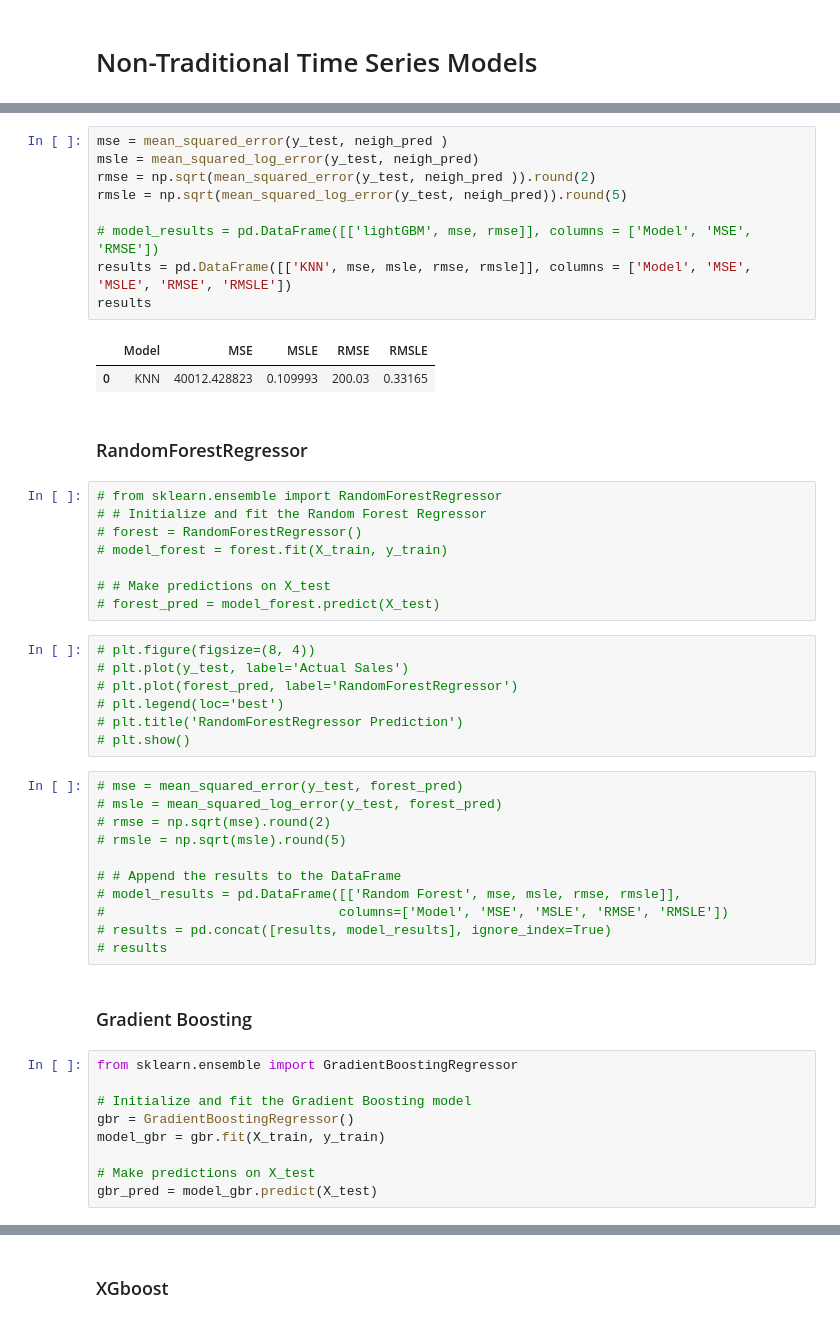
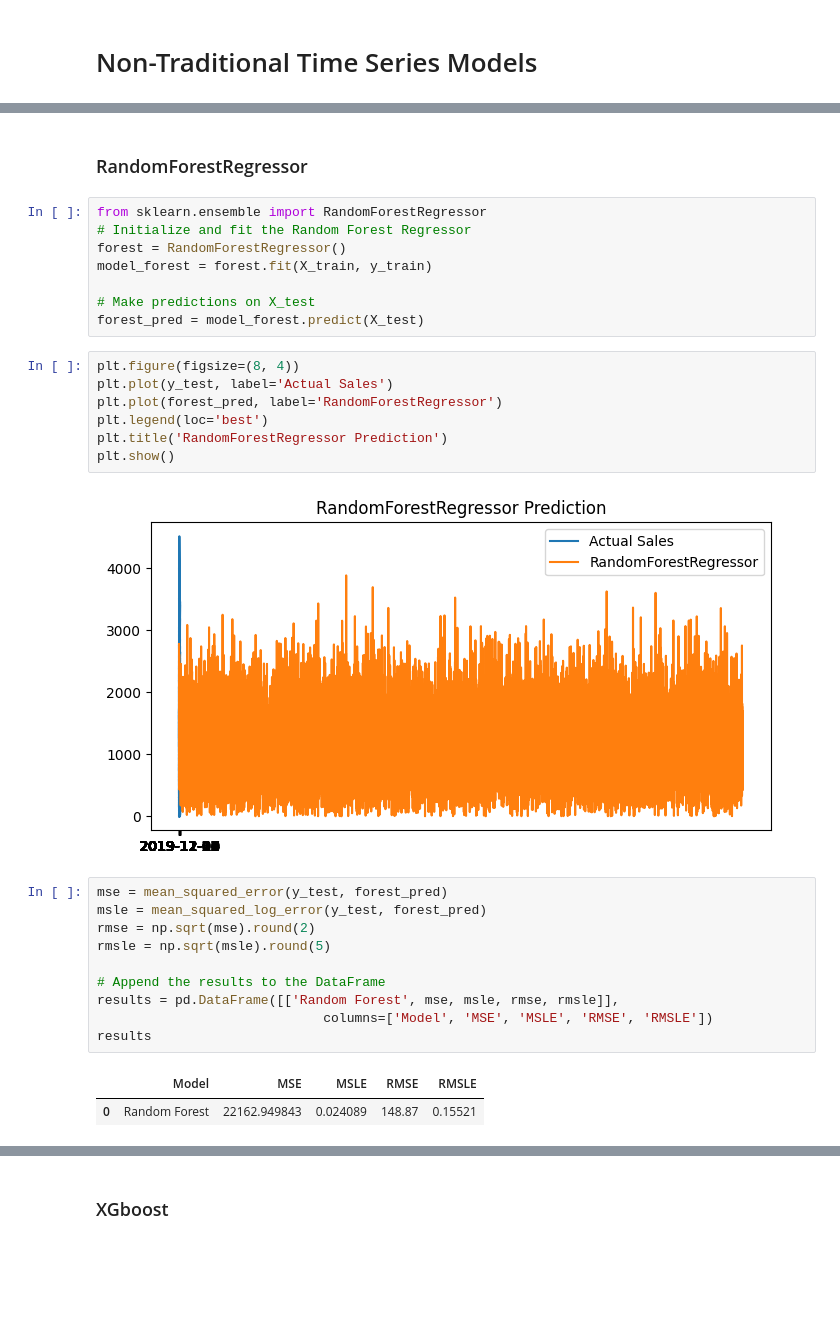
Before and after one commit to ikoghoemmanuell/Yassir-ETA-Prediction, a Jupyter notebook: yassir eta prediction/dev/notebooks/machine learning.ipynb, the cells around one changed output, grey strips where cells are left out. Drawn from its saved outputs; the diff is of its cells as text; blank space fills up the shorter version.

```diff
--- a/yassir eta prediction/dev/notebooks/machine learning.ipynb
+++ b/yassir eta prediction/dev/notebooks/machine learning.ipynb
@@ -511,51 +395,32 @@ plt.show()
-# %%
-mse = mean_squared_error(y_test, neigh_pred )
-msle = mean_squared_log_error(y_test, neigh_pred)
-rmse = np.sqrt(mean_squared_error(y_test, neigh_pred )).round(2)
-rmsle = np.sqrt(mean_squared_log_error(y_test, neigh_pred)).round(5)
-
-# model_results = pd.DataFrame([['lightGBM', mse, rmse]], columns = ['Model', 'MSE', 'RMSE'])
-results = pd.DataFrame([['KNN', mse, msle, rmse, rmsle]], columns = ['Model', 'MSE', 'MSLE', 'RMSE', 'RMSLE'])
-results
-# %% [output]
-|  | Model | MSE | MSLE | RMSE | RMSLE |
-| 0 | KNN | 40012.428823 | 0.109993 | 200.03 | 0.33165 |
 # %% [markdown]
 ### RandomForestRegressor
 # %%
-# from sklearn.ensemble import RandomForestRegressor
-# # Initialize and fit the Random Forest Regressor
-# forest = RandomForestRegressor()
-# model_forest = forest.fit(X_train, y_train)
+from sklearn.ensemble import RandomForestRegressor
+# Initialize and fit the Random Forest Regressor
+forest = RandomForestRegressor()
+model_forest = forest.fit(X_train, y_train)
 
-# # Make predictions on X_test
-# forest_pred = model_forest.predict(X_test)
+# Make predictions on X_test
+forest_pred = model_forest.predict(X_test)
 # %%
-# plt.figure(figsize=(8, 4))
-# plt.plot(y_test, label='Actual Sales')
-# plt.plot(forest_pred, label='RandomForestRegressor')
-# plt.legend(loc='best')
-# plt.title('RandomForestRegressor Prediction')
-# plt.show()
+plt.figure(figsize=(8, 4))
+plt.plot(y_test, label='Actual Sales')
+plt.plot(forest_pred, label='RandomForestRegressor')
+plt.legend(loc='best')
+plt.title('RandomForestRegressor Prediction')
+plt.show()
+# %% [output]
+[figure, added]
 # %%
-# mse = mean_squared_error(y_test, forest_pred)
-# msle = mean_squared_log_error(y_test, forest_pred)
-# rmse = np.sqrt(mse).round(2)
-# rmsle = np.sqrt(msle).round(5)
+mse = mean_squared_error(y_test, forest_pred)
+msle = mean_squared_log_error(y_test, forest_pred)
+rmse = np.sqrt(mse).round(2)
+rmsle = np.sqrt(msle).round(5)
 
-# # Append the results to the DataFrame
-# model_results = pd.DataFrame([['Random Forest', mse, msle, rmse, rmsle]],
-#                              columns=['Model', 'MSE', 'MSLE', 'RMSE', 'RMSLE'])
-# results = pd.concat([results, model_results], ignore_index=True)
-# results
+# Append the results to the DataFrame
+results = pd.DataFrame([['Random Forest', mse, msle, rmse, rmsle]],
+                             columns=['Model', 'MSE', 'MSLE', 'RMSE', 'RMSLE'])
+results
+# %% [output]
+|  | Model | MSE | MSLE | RMSE | RMSLE |
+| 0 | Random Forest | 22162.949843 | 0.024089 | 148.87 | 0.15521 |
-# %% [markdown]
-### Gradient Boosting
-# %%
-from sklearn.ensemble import GradientBoostingRegressor
-
-# Initialize and fit the Gradient Boosting model
-gbr = GradientBoostingRegressor()
-model_gbr = gbr.fit(X_train, y_train)
-
-# Make predictions on X_test
-gbr_pred = model_gbr.predict(X_test)
```
Also changed, not shown: parts of 23 cells of this notebook.
